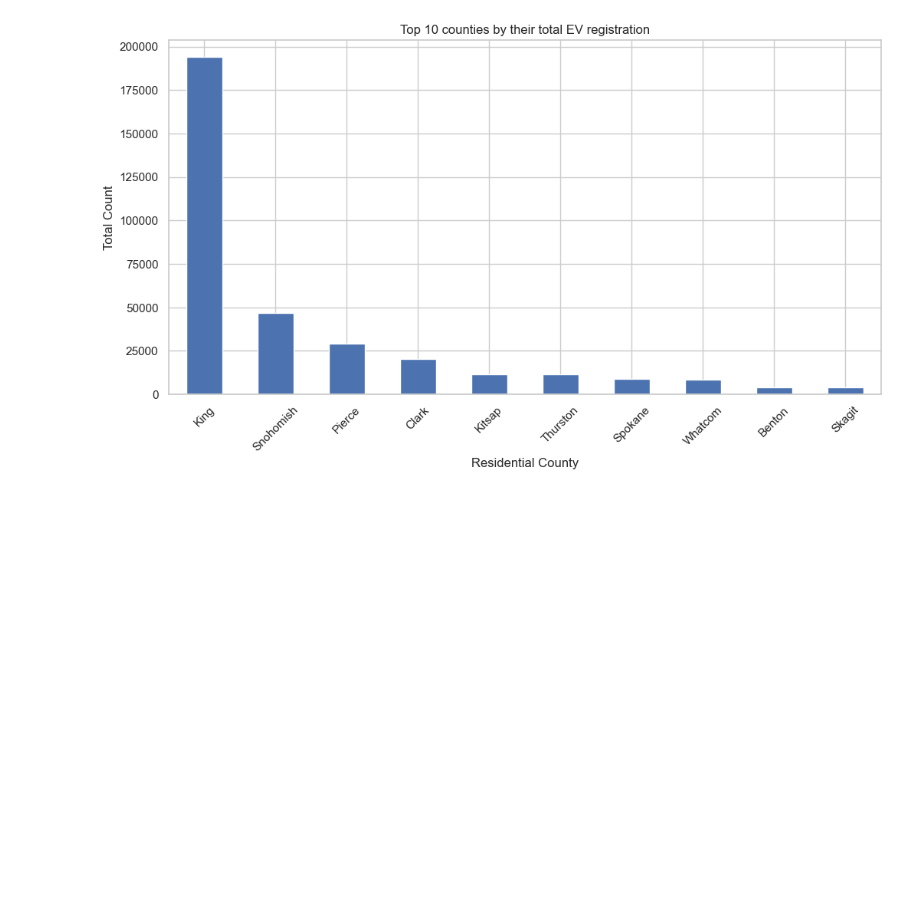
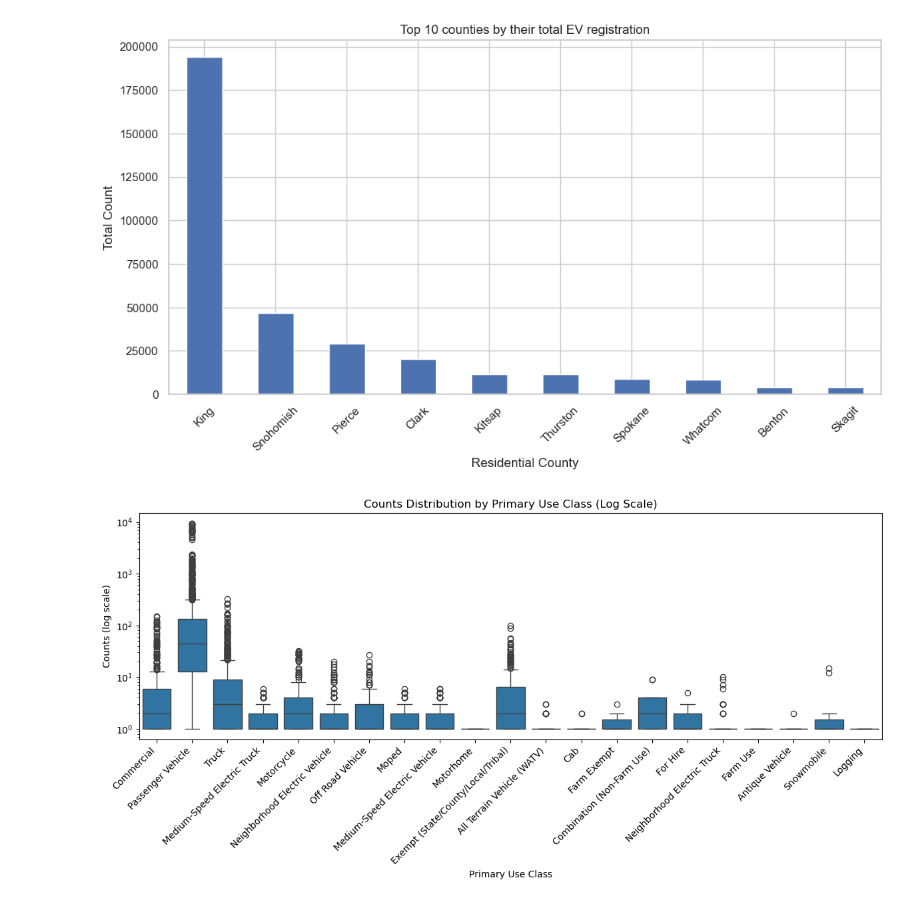
Before and after one commit to x23364394/Environmenatal_impact_of_EV_adoption, a Jupyter notebook: ev_pipeline_2024.ipynb, the cells around one changed output. Saved outputs shown, nothing was run; the diff lists cells and outputs as text; code cells hidden in the pictures; blank space fills up the shorter version.

```diff
--- a/ev_pipeline_2024.ipynb
+++ b/ev_pipeline_2024.ipynb
@@ -252,3 +252,15 @@ plt.xticks(rotation=45)
 plt.show()
 # %% [output]
 [figure]
+# %%
+plt.figure(figsize=(12, 6))
+sns.boxplot(data=df, x='Primary Use Class', y='Counts')
+plt.yscale('log')
+plt.title('Counts Distribution by Primary Use Class (Log Scale)')
+plt.xlabel('Primary Use Class')
+plt.ylabel('Counts (log scale)')
+plt.xticks(rotation=45, ha='right')
+plt.tight_layout()
+plt.show()
+# %% [output]
+[figure, added]
```
